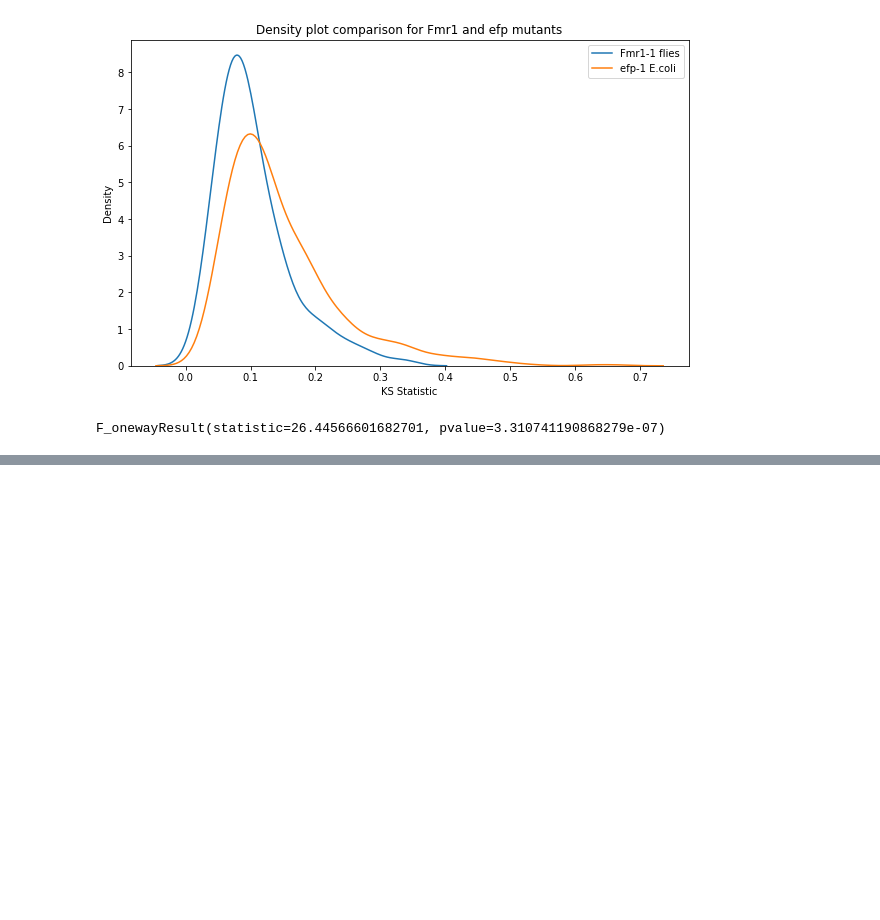
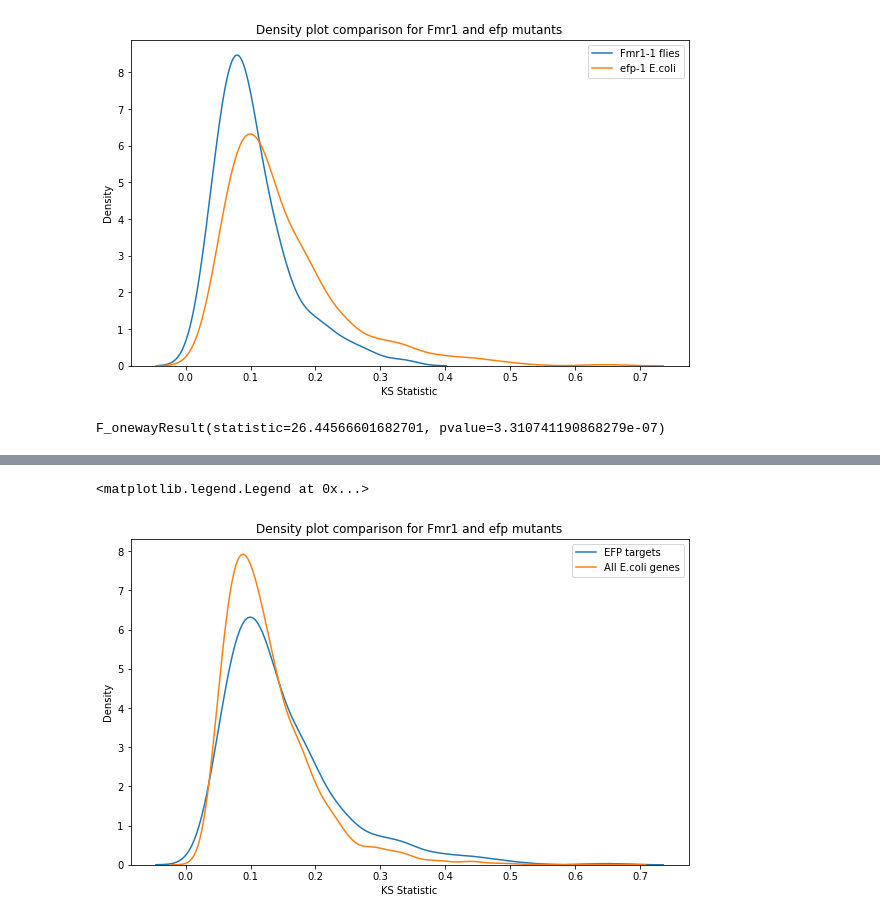
Before and after one commit to Raif-fl/Fall_2021_Work_journal, a Jupyter notebook: Comparison of means/KS_dmel_ecol.ipynb, the cells around one changed output, grey strips where cells are left out. Cells and saved outputs as stored; diff of their text form; code cells hidden in the pictures; blank space fills up the shorter version.

```diff
--- a/Comparison of means/KS_dmel_ecol.ipynb
+++ b/Comparison of means/KS_dmel_ecol.ipynb
@@ -176,0 +194,11 @@ F_onewayResult(statistic=26.44566601682701, pvalue=3.310741190868279e-07)
+# %%
+figure(figsize = (10,6))
+sns.kdeplot(PPP_ks_table.ks_stat, label = "EFP targets")
+sns.kdeplot(df_ecol.ks_stat, label = "All E.coli genes")
+plt.ylabel("Density")
+plt.xlabel("KS Statistic")
+plt.title("Density plot comparison for Fmr1 and efp mutants")
+plt.legend()
+# %% [output]
+<matplotlib.legend.Legend at 0x...>
+[figure, added]
```
Also changed, not shown: parts of 11 cells of this notebook, 3 other files.
